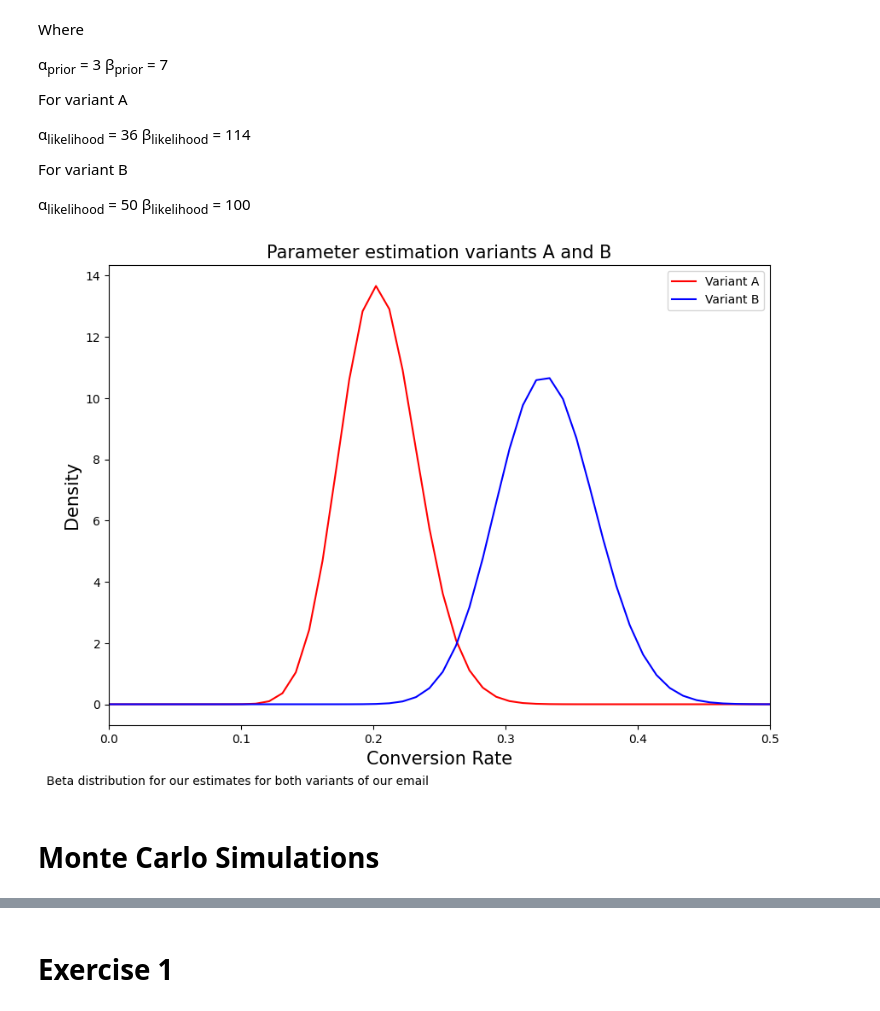
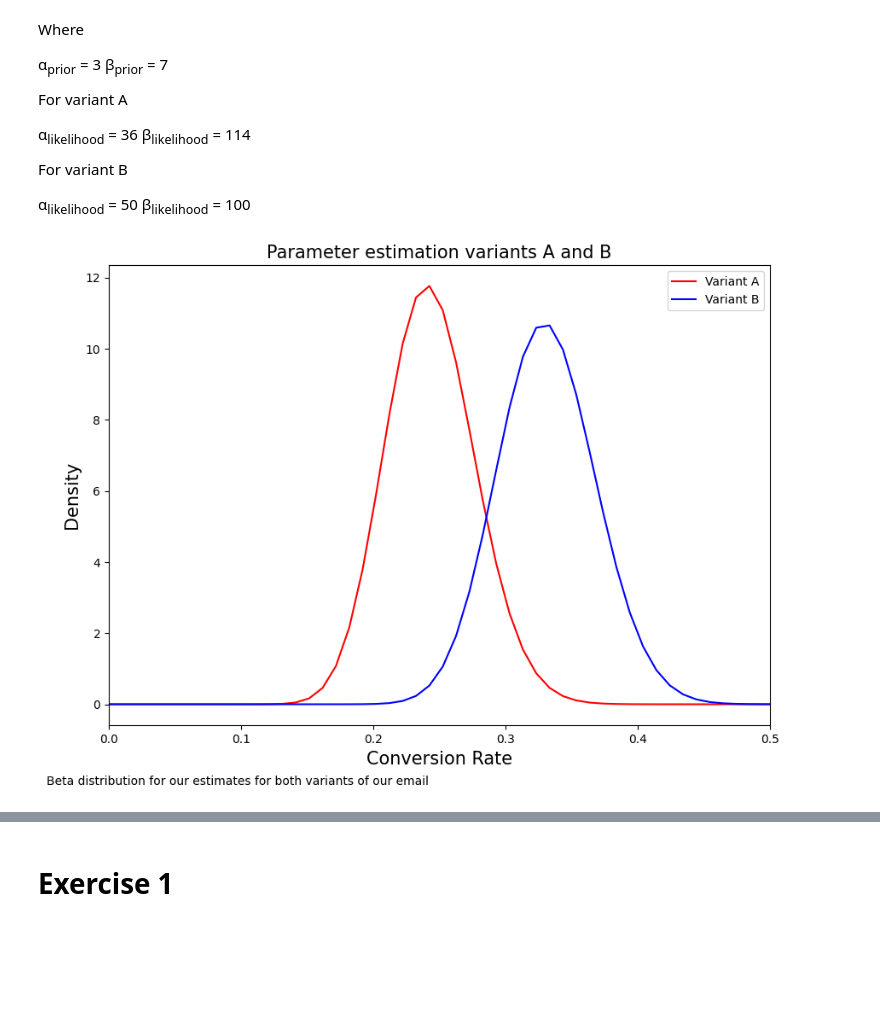
Before and after one commit to seyedrezamirkhani/bayesian_statistics_the_fun_way, a Jupyter notebook: chapter_015.ipynb, the cells around one changed output, grey strips where cells are left out. Saved outputs shown, nothing was run; the diff lists cells and outputs as text; code cells hidden in the pictures; blank space fills up the shorter version.

```diff
--- a/chapter_015.ipynb
+++ b/chapter_015.ipynb
@@ -66,37 +66,35 @@ For variant B
 #
 # Set the shape paremeters
 #
-variant_a_alpha, variant_a_beta = 36, 144
+variant_a_alpha, variant_a_beta = 36, 114
 variant_b_alpha, variant_b_beta = 50, 100
 
 weak_prior_alpha, weak_prior_beta = 3, 7
 
 #
 # Generate the value between
 #
 variant_a_x = np.linspace(beta.ppf(0.0, variant_a_alpha + weak_prior_alpha, variant_a_beta + weak_prior_beta),
                          beta.ppf(1.0, variant_a_alpha + weak_prior_alpha, variant_a_beta + weak_prior_beta), 100)
 
 variant_b_x = np.linspace(beta.ppf(0.0, variant_b_alpha + weak_prior_alpha, variant_b_beta + weak_prior_beta),
                          beta.ppf(1.0, variant_b_alpha + weak_prior_alpha, variant_b_beta + weak_prior_beta), 100)
 
 #
 # Plot the beta distribution
 #
 plt.figure(figsize=(10,7))
 plt.xlim(0.0, 0.5)
 plt.plot(variant_a_x, beta.pdf(variant_a_x, variant_a_alpha + weak_prior_alpha, variant_a_beta + weak_prior_beta), 'r-',
         label = 'Variant A')
 plt.plot(variant_b_x, beta.pdf(variant_b_x, variant_b_alpha + weak_prior_alpha, variant_b_beta + weak_prior_beta), 'b-',
         label = 'Variant B')
 plt.title('Parameter estimation variants A and B', fontsize='15')
 plt.xlabel('Conversion Rate', fontsize='15')
 plt.ylabel('Density', fontsize='15')
 plt.legend()
 plt.figtext(0.5, 0.01, 'Beta distribution for our estimates for both variants of our email',
             wrap=True, horizontalalignment='right', fontsize=10)
 plt.show()
 # %% [output]
-[figure, old version]
+[figure, new version]
-# %% [markdown]
-# Monte Carlo Simulations
```
Also changed, not shown: parts of 40 cells of this notebook.
